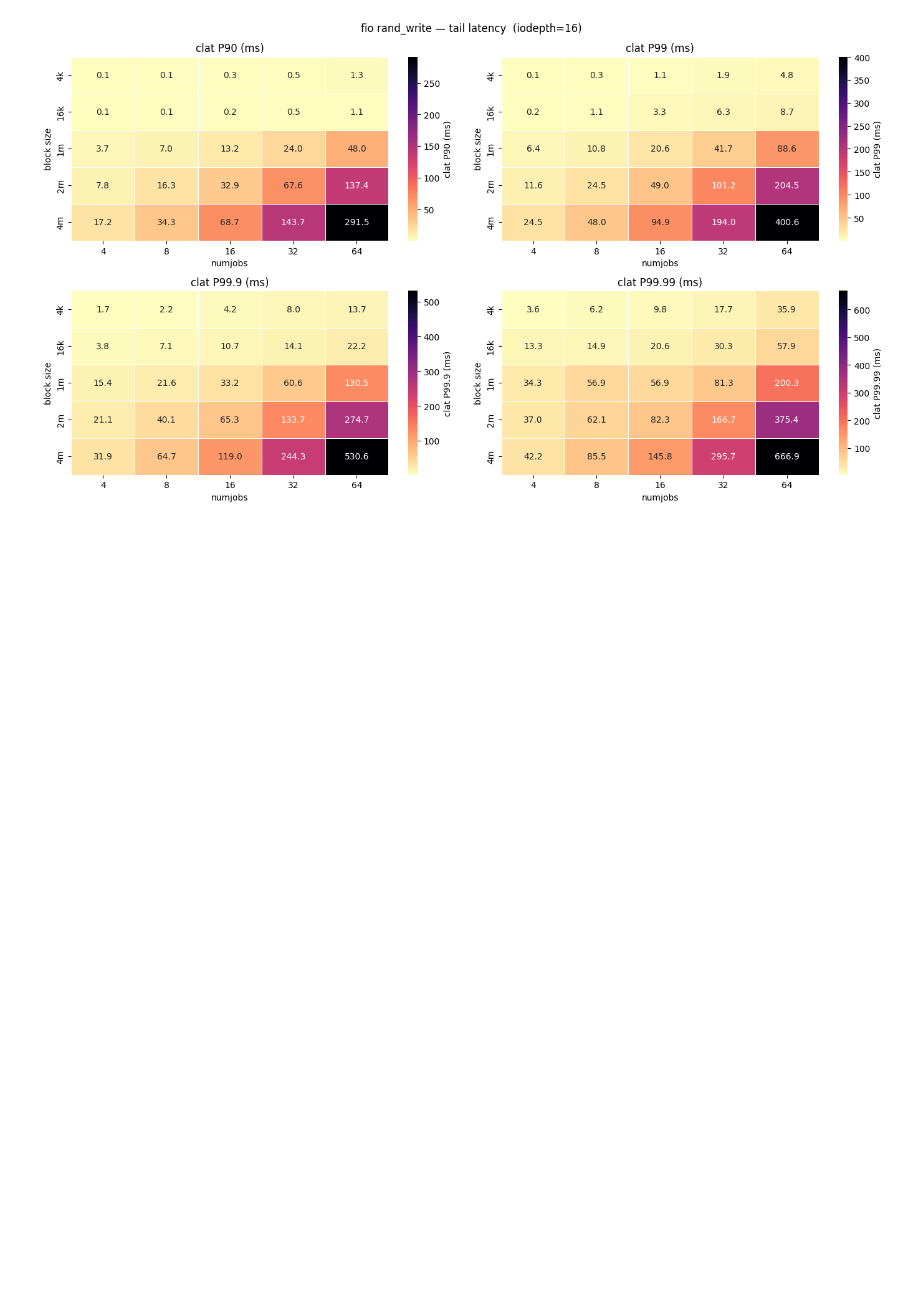
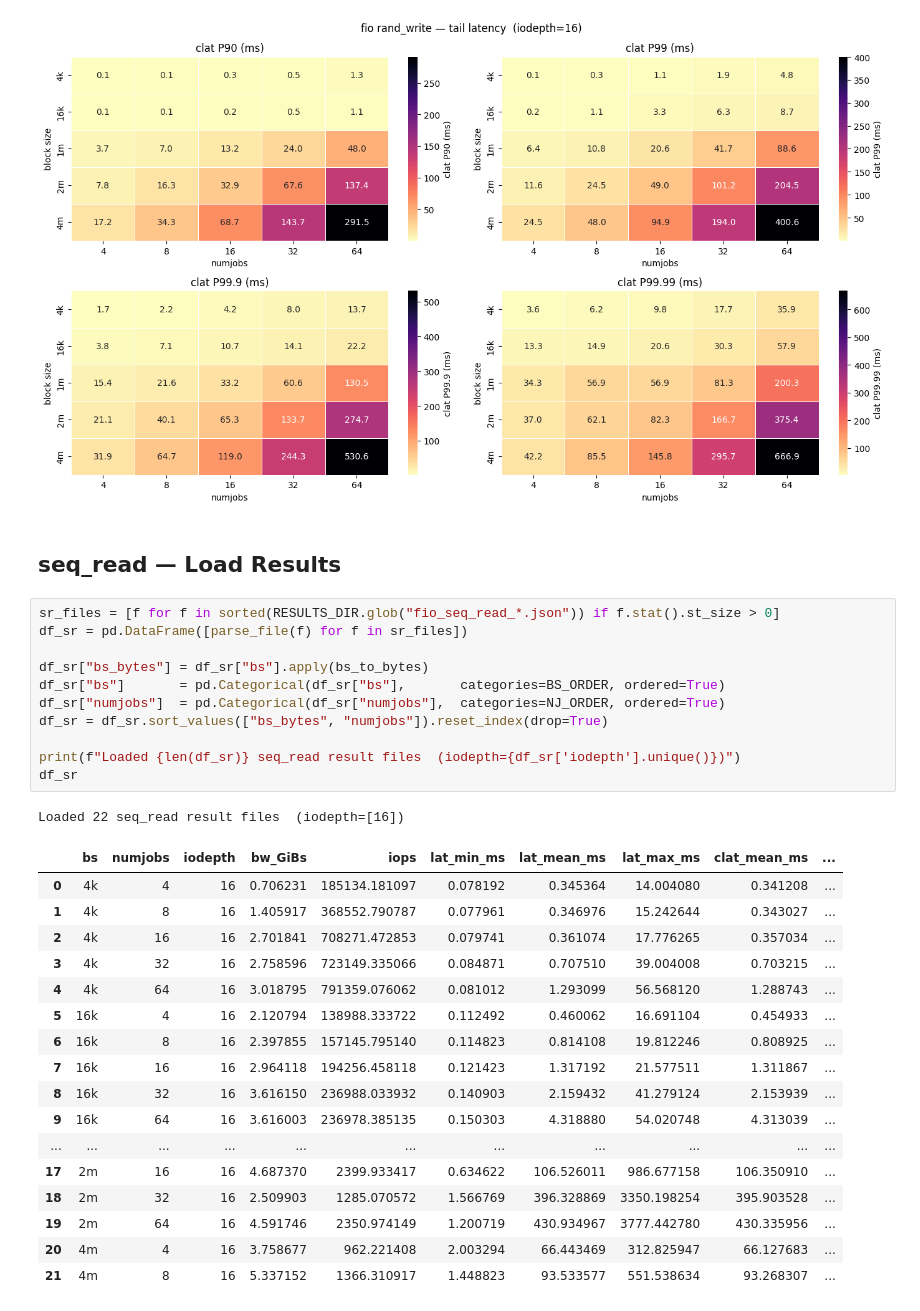
Before and after one commit to cissieAB/pdsw26_daos-bench, a Jupyter notebook: results/testbed/fio-dfs-heatmap-nj-bs-sweep/fio_dfs_heatmap_nj-bs_sweep.ipynb, the cells around one changed output. Drawn from its saved outputs; the diff is of its cells as text; blank space fills up the shorter version.

```diff
--- a/results/testbed/fio-dfs-heatmap-nj-bs-sweep/fio_dfs_heatmap_nj-bs_sweep.ipynb
+++ b/results/testbed/fio-dfs-heatmap-nj-bs-sweep/fio_dfs_heatmap_nj-bs_sweep.ipynb
@@ -193,3 +193,35 @@ plt.savefig(RESULTS_DIR / "heatmap_randwrite_tail_latency.pdf", bbox_inches="tig
 plt.show()
 # %% [output]
 [figure]
+# %% [markdown]
+## seq_read — Load Results
+# %%
+sr_files = [f for f in sorted(RESULTS_DIR.glob("fio_seq_read_*.json")) if f.stat().st_size > 0]
+df_sr = pd.DataFrame([parse_file(f) for f in sr_files])
+
+df_sr["bs_bytes"] = df_sr["bs"].apply(bs_to_bytes)
+df_sr["bs"]       = pd.Categorical(df_sr["bs"],       categories=BS_ORDER, ordered=True)
+df_sr["numjobs"]  = pd.Categorical(df_sr["numjobs"],  categories=NJ_ORDER, ordered=True)
+df_sr = df_sr.sort_values(["bs_bytes", "numjobs"]).reset_index(drop=True)
+
+print(f"Loaded {len(df_sr)} seq_read result files  (iodepth={df_sr['iodepth'].unique()})")
+df_sr
+# %% [output]
+Loaded 22 seq_read result files  (iodepth=[16])
+|  | bs | numjobs | iodepth | bw_GiBs | iops | lat_min_ms | lat_mean_ms | lat_max_ms | clat_mean_ms | ... |
+| 0 | 4k | 4 | 16 | 0.706231 | 185134.181097 | 0.078192 | 0.345364 | 14.004080 | 0.341208 | ... |
+| 1 | 4k | 8 | 16 | 1.405917 | 368552.790787 | 0.077961 | 0.346976 | 15.242644 | 0.343027 | ... |
+| 2 | 4k | 16 | 16 | 2.701841 | 708271.472853 | 0.079741 | 0.361074 | 17.776265 | 0.357034 | ... |
+| 3 | 4k | 32 | 16 | 2.758596 | 723149.335066 | 0.084871 | 0.707510 | 39.004008 | 0.703215 | ... |
+| 4 | 4k | 64 | 16 | 3.018795 | 791359.076062 | 0.081012 | 1.293099 | 56.568120 | 1.288743 | ... |
+| 5 | 16k | 4 | 16 | 2.120794 | 138988.333722 | 0.112492 | 0.460062 | 16.691104 | 0.454933 | ... |
+| 6 | 16k | 8 | 16 | 2.397855 | 157145.795140 | 0.114823 | 0.814108 | 19.812246 | 0.808925 | ... |
+| 7 | 16k | 16 | 16 | 2.964118 | 194256.458118 | 0.121423 | 1.317192 | 21.577511 | 1.311867 | ... |
+| 8 | 16k | 32 | 16 | 3.616150 | 236988.033932 | 0.140903 | 2.159432 | 41.279124 | 2.153939 | ... |
+| 9 | 16k | 64 | 16 | 3.616003 | 236978.385135 | 0.150303 | 4.318880 | 54.020748 | 4.313039 | ... |
+| ... | ... | ... | ... | ... | ... | ... | ... | ... | ... | ... |
+| 17 | 2m | 16 | 16 | 4.687370 | 2399.933417 | 0.634622 | 106.526011 | 986.677158 | 106.350910 | ... |
+| 18 | 2m | 32 | 16 | 2.509903 | 1285.070572 | 1.566769 | 396.328869 | 3350.198254 | 395.903528 | ... |
+| 19 | 2m | 64 | 16 | 4.591746 | 2350.974149 | 1.200719 | 430.934967 | 3777.442780 | 430.335956 | ... |
+| 20 | 4m | 4 | 16 | 3.758677 | 962.221408 | 2.003294 | 66.443469 | 312.825947 | 66.127683 | ... |
+| 21 | 4m | 8 | 16 | 5.337152 | 1366.310917 | 1.448823 | 93.533577 | 551.538634 | 93.268307 | ... |
```
Also changed, not shown: parts of 7 cells of this notebook, 1 other file.
